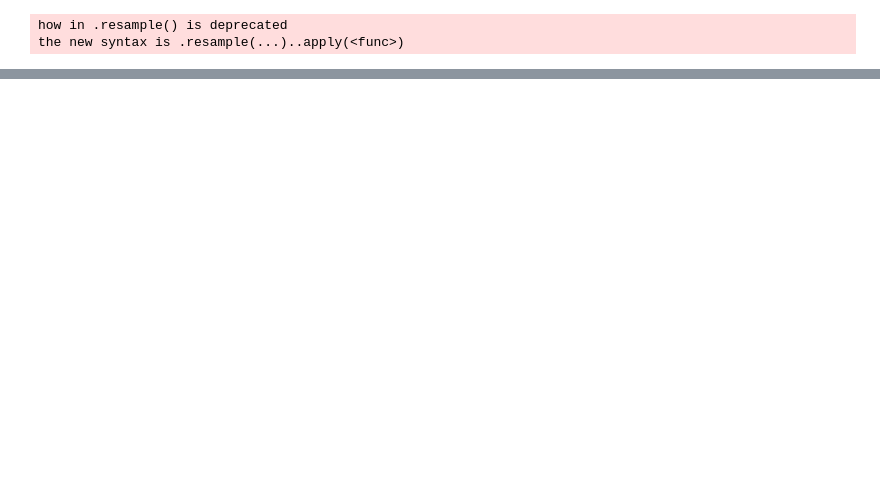
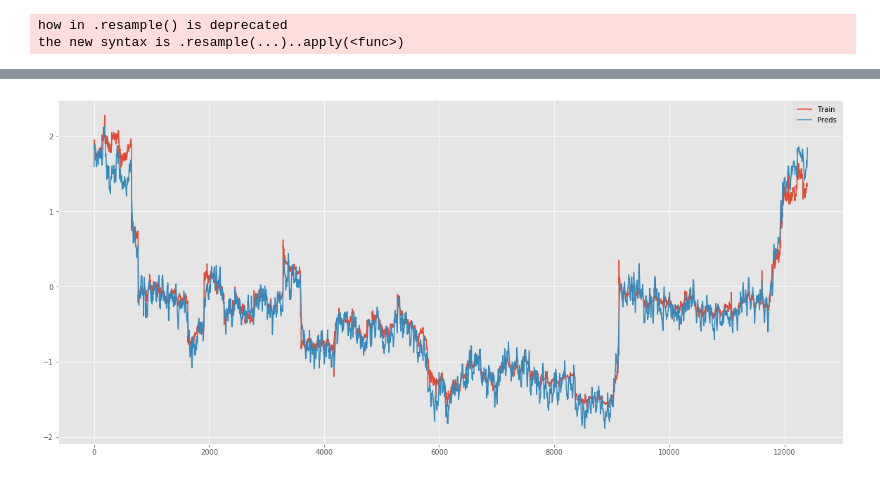
Before and after one commit to BloomTech-Labs/cryptolytic-ds, a Jupyter notebook: cryptolytic/notebooks/LSTM2.ipynb, the cells around one changed output, grey strips where cells are left out. Saved outputs shown, nothing was run; the diff lists cells and outputs as text; code cells hidden in the pictures; blank space fills up the shorter version.

Commit message:
testing of new models in LSTM2

```diff
--- a/cryptolytic/notebooks/LSTM2.ipynb
+++ b/cryptolytic/notebooks/LSTM2.ipynb
@@ -60,12 +59,11 @@ import ta
 df = df_orig
 df = df.sort_index()
 df = df._get_numeric_data().drop(["period"], axis=1, errors='ignore')
-johnson = df[['volume', 'high_m_low', 'arb_signal']].apply(lambda x: yeojohnson(np.float64(x))[0]).rename(lambda x: x+'_johnson', axis=1)
 df = df.filter(regex="(?!timestamp_.*)", axis=1) # filter out timestapm_ metrics
 df = ta.add_all_ta_features(df, open="open", high="high", low="low", close="close", volume="volume").dropna(axis=1)
 df_diff = (df - df.shift(1, fill_value=0)).rename(lambda x: x+'_diff', axis=1)
-df = pd.concat([df, johnson, df_diff], axis=1)
-dataset = normalize(df.values)
+df = pd.concat([df, df_diff], axis=1)
+dataset = dw.normalize(df.values)
 target = df.columns.get_loc('close')
 y = dataset[:, target]
 history = {'loss' : [], 'val_loss' : []}
@@ -73,0 +75,2 @@ NameError: ("name 'yeojohnson' is not defined", 'occurred at index volume')
+# %%
+x_train, y_train, x_val, y_val = dw.windowed(dataset, target, batch_size, history_size, step, lahead)
@@ -73,0 +93,3 @@ NameError: ("name 'yeojohnson' is not defined", 'occurred at index volume')
+# %%
+params = {'filters1': 32, 'noise1': 0.007044669933974564, 'filtershape1': [48, 48, 96], 'filtershape2': [64, 64, 128]}
+model = mfw.create_model(x_train, params)
@@ -73,0 +99,2 @@ NameError: ("name 'yeojohnson' is not defined", 'occurred at index volume')
+# %%
+model = mfw.fit_model(model, x_train, y_train, x_val, y_val)
@@ -73,0 +107,21 @@ NameError: ("name 'yeojohnson' is not defined", 'occurred at index volume')
+# %%
+# Predictions on training set
+rcParams['figure.figsize'] = 20,9
+preds = model.predict(x_train)[:, 0]
+n = len(preds)
+h = history_size
+hn = n+history_size
+yo= len(x_val)+history_size
+z = yo
+modman = len(df)% batch_size
+w = z + len(df)%modman
+
+# plt.plot(range(n), d.denoise(df['close'][h:hn], 400), label='actual', color='green')
+# plt.plot(range(n), d.denoise(preds[:n], 5), label='predicted');
+# plt.plot(range(n), df.close_mean.values[h:hn], label='Mean')
+
+plt.plot(y_train[:, 0], label='Train')
+plt.plot(d.denoise(preds, 5), label='Preds')
+plt.legend();
+# %% [output]
+[figure, added]
```
Also changed, not shown: parts of 7 cells of this notebook, 3 other files.
